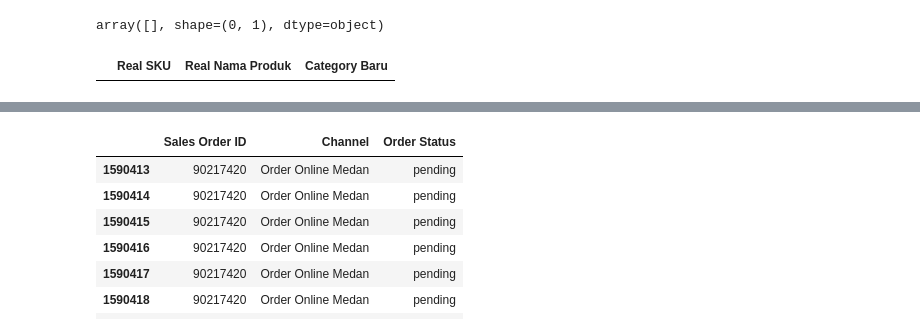
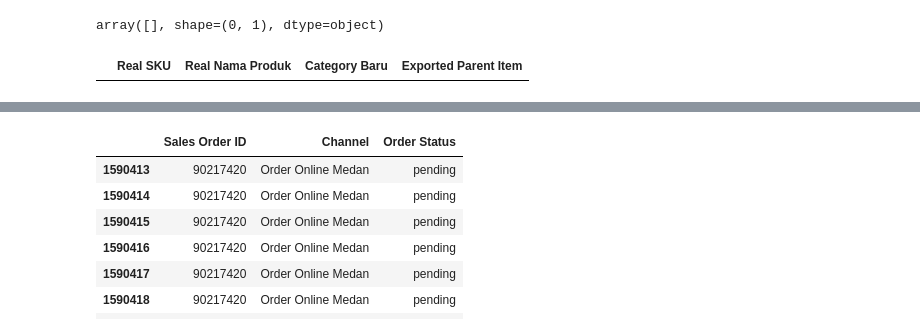
Before and after one commit to nutrimartid/masterdata, a Jupyter notebook: Update 7- Clean.ipynb, the cells around one changed output, grey strips where cells are left out. Cells and saved outputs as stored; diff of their text form; code cells hidden in the pictures.

```diff
--- a/Update 7- Clean.ipynb
+++ b/Update 7- Clean.ipynb
@@ -10846,7 +10899,7 @@ import os
 import glob
 
 data_all = data_all[data_all['Store Type'] != 'Retail Online']
-data_nubi = pd.read_csv(r"C:\Users\steven.nathanael\Downloads\Main_Sheet_(timo)_(2)_Full_Data_data (6).csv")
+data_nubi = pd.read_csv(r"C:\Users\steven.nathanael\Downloads\Main_Sheet_(timo)_(2)_Full_Data_data (10).csv")
 
 data_nubi.loc[data_nubi['Customer SO Desc']=='INDOPASIFIK FARMA MEDIKA INDONESIA, PT',['Customer SO Group Area','Customer SO Parent Desc']]='ECOM RETAIL - INDOPASIFIK FARMA MEDIKA INDONESIA'
 
@@ -11031,0 +11091,17 @@ data_nubi\data_nubi_2022-11-28.xlsx
+# %%
+#run satuin nama retail
+data_nubi.loc[data_nubi['Store']=='ASTRO TECHNOLOGIES - TANGERANG, PT',['Store']]='ECOM RETAIL - ASTRO'
+data_nubi.loc[data_nubi['Store']=='RITEL BERSAMA NASIONAL; PT',['Store']]='ECOM RETAIL - JD ID'
+data_nubi.loc[data_nubi['Store']=='EMOS',['Store']]='ECOM RETAIL - EMOS'
+data_nubi.loc[data_nubi['Store']=='KREASI NOSTRA MANDIRI - BOGOR, PT',['Store']]='ECOM RETAIL - SAYUR BOX JAKARTA'
+data_nubi.loc[data_nubi['Store']=='KREASI NOSTRA MANDIRI - SURABAYA, PT',['Store']]='ECOM RETAIL - SAYUR BOX SURABAYA'
+data_nubi.loc[data_nubi['Store']=='CIBINONG CENTER INDUSTRIAL ESTATE , PT',['Store']]='ECOM RETAIL - SAYUR BOX JAKARTA'
+data_nubi.loc[data_nubi['Store']=='KREASI TANI LAKSMI - SURABAYA, PT',['Store']]='ECOM RETAIL - SAYUR BOX SURABAYA'
+data_nubi.loc[data_nubi['Store']=='ECOM RETAIL - SWIFT BEKASI',['Store']]='ECOM RETAIL - TOKO NOW'
+data_nubi.loc[data_nubi['Store']=='ECOM RETAIL - SWIFT JKT UTARA',['Store']]='ECOM RETAIL - TOKO NOW'
+data_nubi.loc[data_nubi['Store']=='INOVASI DIGITAL NIAGA - KALIDERES, PT',['Store']]='ECOM RETAIL - BAYI NINJA JAKARTA'
+data_nubi.loc[data_nubi['Store']=='INOVASI DIGITAL NIAGA - SURABAYA, PT',['Store']]='ECOM RETAIL - BAYI NINJA JAKARTA'
+data_nubi.loc[data_nubi['Store']=='INDOPASIFIK TEKNOLOGI MED INDONESIA, PT',['Store']]='ECOM RETAIL - INDOPASIFIK FARMA MEDIKA INDONESIA'
+data_nubi.loc[data_nubi['Store']=='ECOM RETAIL - LIFEPACK',['Store']]='ECOM RETAIL - INDOPASIFIK FARMA MEDIKA INDONESIA'
+data_nubi.loc[data_nubi['Store']=='SAYUR BOX',['Store']]='ECOM RETAIL - SAYUR BOX JAKARTA'
+data_nubi.loc[data_nubi['Store']=='TANIHUB',['Store']]='ECOM RETAIL - TANIHUB'
@@ -12614,9 +12737,9 @@ array([], shape=(0, 1), dtype=object)
 # %%
 # if error missing parent item
 # listing di kode atas, exported parent item liat tatanama akun admin login user&pass: nutrifood
-all_single[all_single['Exported Parent Item'] == 'nan'][['Real SKU','Real Nama Produk','Category Baru']].drop_duplicates()#.values
+all_single[all_single['Exported Parent Item'] == 'nan'][['Real SKU','Real Nama Produk','Category Baru','Exported Parent Item']].drop_duplicates()#.values
 # %% [output]
-|  | Real SKU | Real Nama Produk | Category Baru |
+|  | Real SKU | Real Nama Produk | Category Baru | Exported Parent Item |
 # %%
 all_single.columns
 # %% [output]
```
Also changed, not shown: parts of 20 cells of this notebook.
